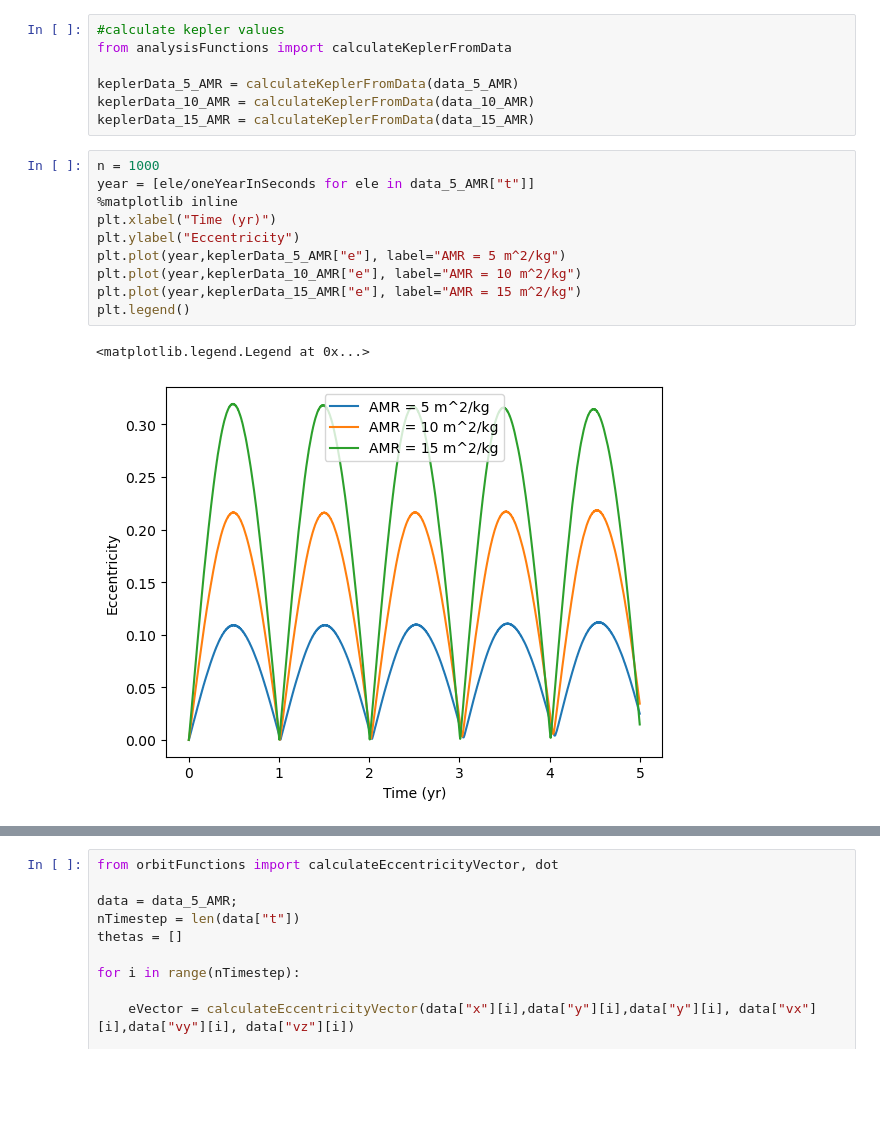
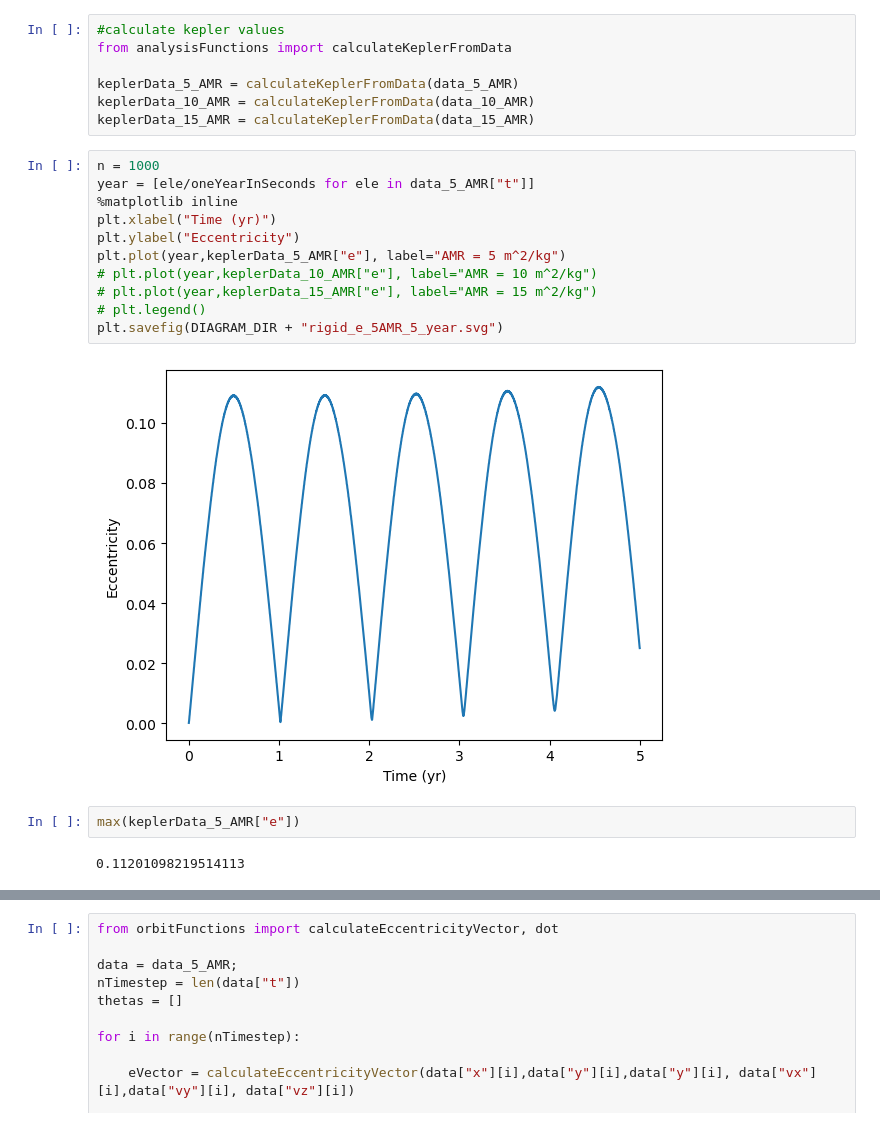
Before and after one commit to FRAZ5094/masters_project, a Jupyter notebook: python/analyseRigidSRPOrbitData.ipynb, the cells around one changed output, grey strips where cells are left out. Drawn from its saved outputs; the diff is of its cells as text; blank space fills up the shorter version.

```diff
--- a/python/analyseRigidSRPOrbitData.ipynb
+++ b/python/analyseRigidSRPOrbitData.ipynb
@@ -54,13 +55,17 @@ keplerData_15_AMR = calculateKeplerFromData(data_15_AMR)
 # %%
 n = 1000
 year = [ele/oneYearInSeconds for ele in data_5_AMR["t"]]
 %matplotlib inline
 plt.xlabel("Time (yr)")
 plt.ylabel("Eccentricity")
 plt.plot(year,keplerData_5_AMR["e"], label="AMR = 5 m^2/kg")
-plt.plot(year,keplerData_10_AMR["e"], label="AMR = 10 m^2/kg")
-plt.plot(year,keplerData_15_AMR["e"], label="AMR = 15 m^2/kg")
-plt.legend()
+# plt.plot(year,keplerData_10_AMR["e"], label="AMR = 10 m^2/kg")
+# plt.plot(year,keplerData_15_AMR["e"], label="AMR = 15 m^2/kg")
+# plt.legend()
+plt.savefig(DIAGRAM_DIR + "rigid_e_5AMR_5_year.svg")
 # %% [output]
-<matplotlib.legend.Legend at 0x...>
-[figure, old version]
+[figure, new version]
+# %%
+max(keplerData_5_AMR["e"])
+# %% [output]
+0.11201098219514113
```
Also changed, not shown: parts of 4 cells of this notebook, 7 other files.
